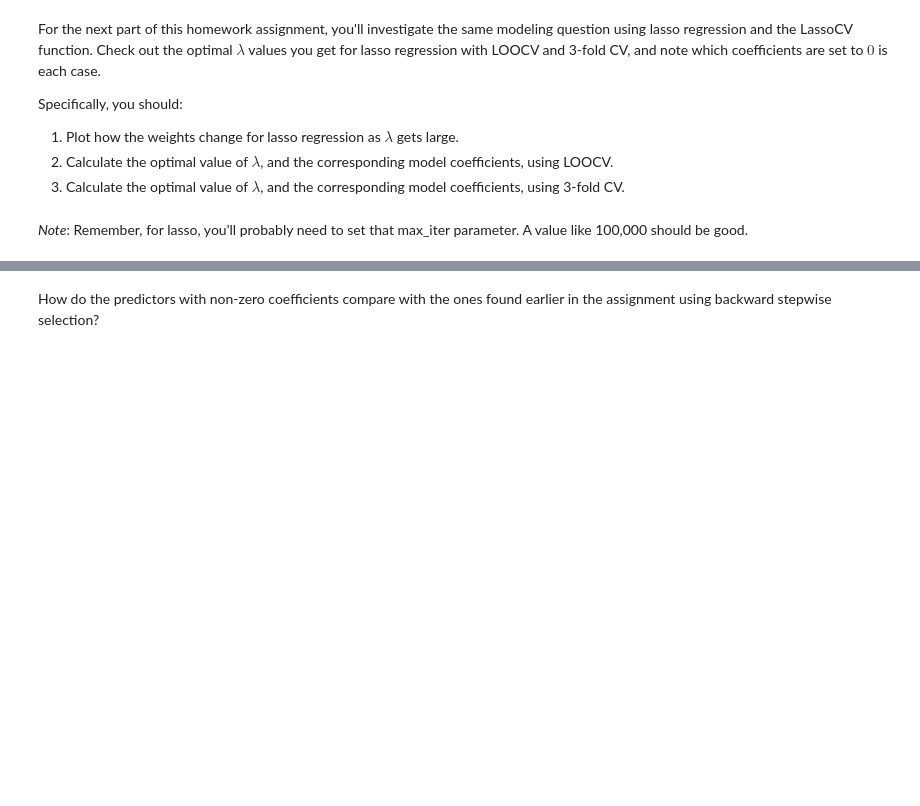
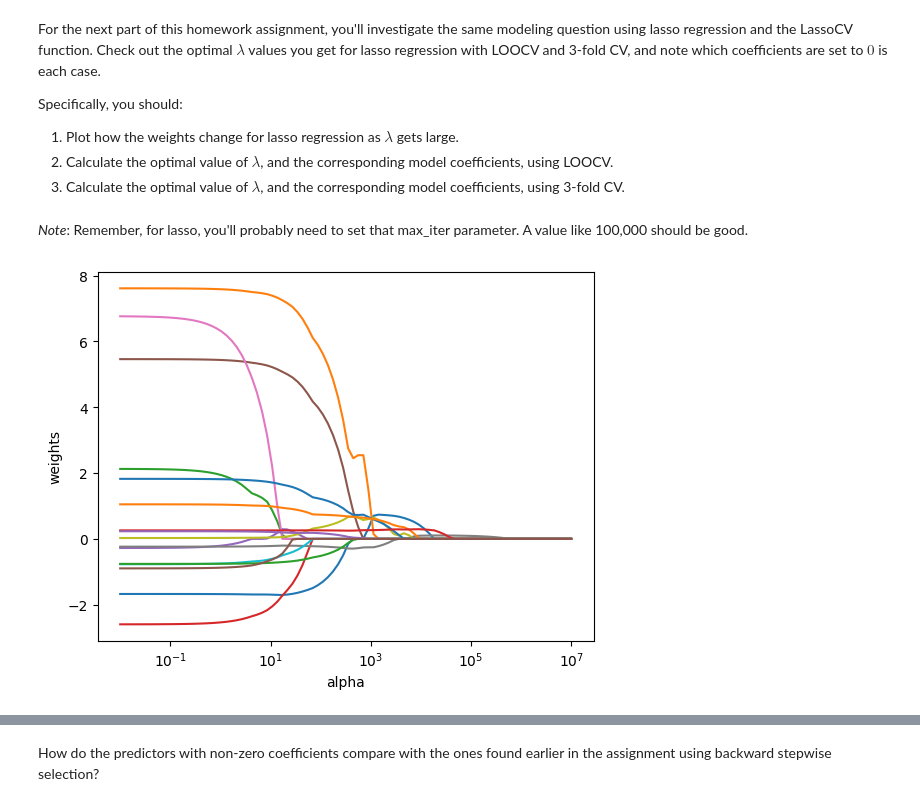
Before and after one commit to robchristiansen13/Learning, a Jupyter notebook: WeberState/CS 6570 (Data Science Algorithms I)/Assignments/CS-6570 Homework 3.ipynb, the cells around one changed output, grey strips where cells are left out. Cells and saved outputs as stored; diff of their text form; code cells hidden in the pictures; blank space fills up the shorter version.

```diff
--- a/WeberState/CS 6570 (Data Science Algorithms I)/Assignments/CS-6570 Homework 3.ipynb
+++ b/WeberState/CS 6570 (Data Science Algorithms I)/Assignments/CS-6570 Homework 3.ipynb
@@ -572,5 +575,5 @@ plt.ylabel('weights');
 We can use the RidgeCV function to determine an optimal value for $\lambda$ based on leave-one-out cross-validation (LOOCV):
 # %%
 ridgecv = RidgeCV(alphas = lambdas)
-ridgecv.fit(X, y)
+ridgecv.fit(X_train, y_train)
 ridgecv.alpha_
@@ -578,6 +583,6 @@ ridgecv.alpha_
 Building a ridge regression model with this optimal $\lambda$, we get:
 # %%
 ridge2 = Ridge(alpha = ridgecv.alpha_)
-ridge2.fit(X, y)
+ridge2.fit(X_train, y_train)
 print(pd.Series(ridge2.coef_, index = X.columns))
-mean_squared_error(y, ridge2.predict(X))
+mean_squared_error(y_train, ridge2.predict(X_train))
@@ -585,5 +609,5 @@ mean_squared_error(y, ridge2.predict(X))
 For $3$-fold cross-validation we get:
 # %%
 ridgecv = RidgeCV(alphas = lambdas, cv=3)
-ridgecv.fit(X, y)
+ridgecv.fit(X_train, y_train)
 ridgecv.alpha_
@@ -590,5 +616,5 @@ ridgecv.alpha_
 # %%
 ridge3 = Ridge(alpha = ridgecv.alpha_)
-ridge3.fit(X, y)
+ridge3.fit(X_train, y_train)
 print(pd.Series(ridge3.coef_, index = X.columns))
-mean_squared_error(y, ridge3.predict(X))
+mean_squared_error(y_train, ridge3.predict(X_train))
@@ -605,19 +650,21 @@ Specifically, you should:
 # %%
 #TODO: Plot how the weights change for lasso regression as lambda gets large here.
 lasso = Lasso()
 coefs = [] #Keep track of the coefficients.
 
 for l in lambdas:
     lasso.set_params(alpha = l) #Ridge regression in Python calls the lambda term alpha.
-    lasso.fit(X, y)
+    lasso.fit(X_train, y_train)
     coefs.append(lasso.coef_)
 
 ax = plt.gca()
 ax.plot(lambdas, coefs)
 ax.set_xscale('log')
 plt.axis('tight')
 plt.xlabel('alpha')
 plt.ylabel('weights');
+# %% [output]
+[figure, added]
 # %%
 #TODO: Calculate the optimal value of lambda, and the corresponding model coefficients, using LOOCV.
 lassocv = LassoCV(alphas = lambdas) # Rob: No cv parameter defaults to Leave One Out Cross Validation
```
Also changed, not shown: parts of 9 cells of this notebook.
